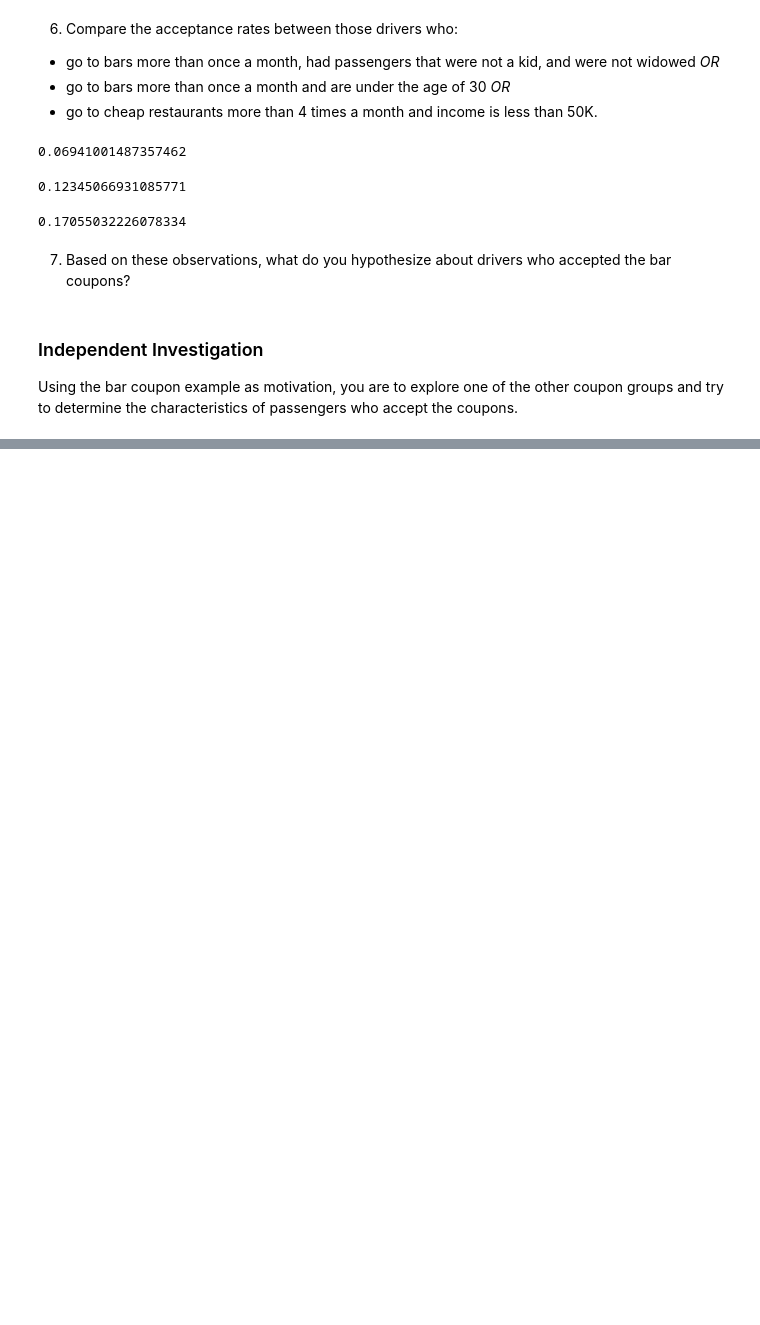
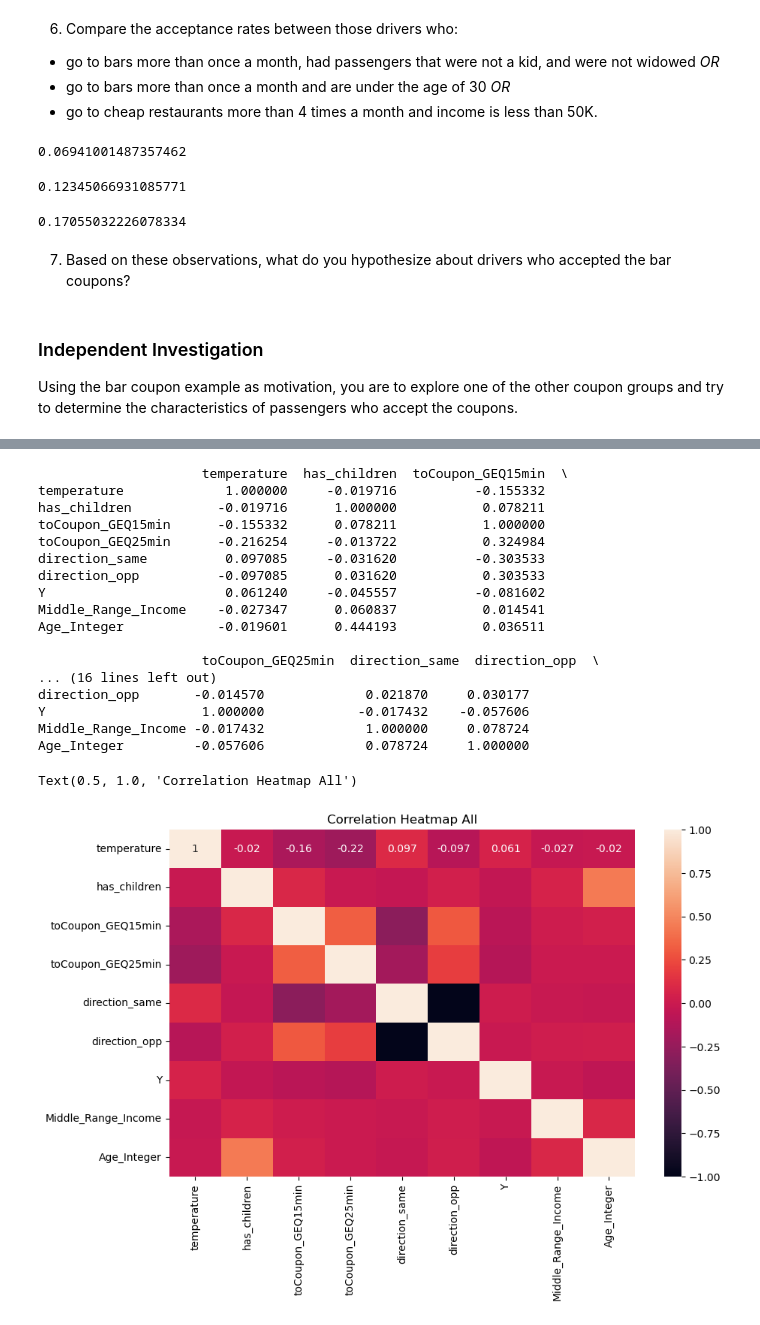
Before and after one commit to TheBethFord/AIML_BerkeleyHaas_Module5, a Jupyter notebook: AIML_B2C_Coupon.ipynb, the cells around one changed output, grey strips where cells are left out. Cells and saved outputs as stored; diff of their text form; code cells hidden in the pictures; blank space fills up the shorter version.

Commit message:
Updated Python Script and Images
Updated Python Script and two new image files for readme file

```diff
--- a/AIML_B2C_Coupon.ipynb
+++ b/AIML_B2C_Coupon.ipynb
@@ -279,0 +339,36 @@ Using the bar coupon example as motivation, you are to explore one of the other
+# %%
+#Create age as a decade
+
+def Age_As_Decade(age):
+    if age == '21':
+        return 'Twenties'
+    elif age == '26':
+        return 'Twenties'
+    elif age == '31':
+        return 'Thirties'
+    elif age == '36':
+        return 'Thirties'
+    elif age == '41':
+        return 'Forties'
+    elif age == '46':
+        return 'Forties'
+    elif age == '50plus':
+        return 'Fifties Plus'
+    elif age == 'below21':
+        return 'Younger than 21'
+    else:
+        return 'Unknown'
+
+data['Age_Decade'] = data['age'].apply(Age_As_Decade)
+# %%
+#Create expiration as total hours
+
+def Convert_Expiration_Hours(expiration):
+    if expiration == '2h':
+        return 2
+    elif expiration == '1d':
+        return 24
+    else:
+        return 0
+
+data['Expiration_Hours'] = data['expiration'].apply(Convert_Expiration_Hours)
@@ -279,0 +399,26 @@ Using the bar coupon example as motivation, you are to explore one of the other
+# %%
+#Explore a correlation of numeric values for all records
+print(data.corr(numeric_only=True))
+plt.figure(figsize=(10,6))
+heatmap = sns.heatmap(data.corr(numeric_only=True), annot=True)
+heatmap.set_title('Correlation Heatmap All')
+# %% [output]
+                     temperature  has_children  toCoupon_GEQ15min  \
+temperature             1.000000     -0.019716          -0.155332
+has_children           -0.019716      1.000000           0.078211
+toCoupon_GEQ15min      -0.155332      0.078211           1.000000
+toCoupon_GEQ25min      -0.216254     -0.013722           0.324984
+direction_same          0.097085     -0.031620          -0.303533
+direction_opp          -0.097085      0.031620           0.303533
+Y                       0.061240     -0.045557          -0.081602
+Middle_Range_Income    -0.027347      0.060837           0.014541
+Age_Integer            -0.019601      0.444193           0.036511
+
+                     toCoupon_GEQ25min  direction_same  direction_opp  \
+... (16 lines left out)
+direction_opp       -0.014570             0.021870     0.030177
+Y                    1.000000            -0.017432    -0.057606
+Middle_Range_Income -0.017432             1.000000     0.078724
+Age_Integer         -0.057606             0.078724     1.000000
+Text(0.5, 1.0, 'Correlation Heatmap All')
+[figure, added]
```
Also changed, not shown: parts of 30 cells of this notebook, 2 other files.
